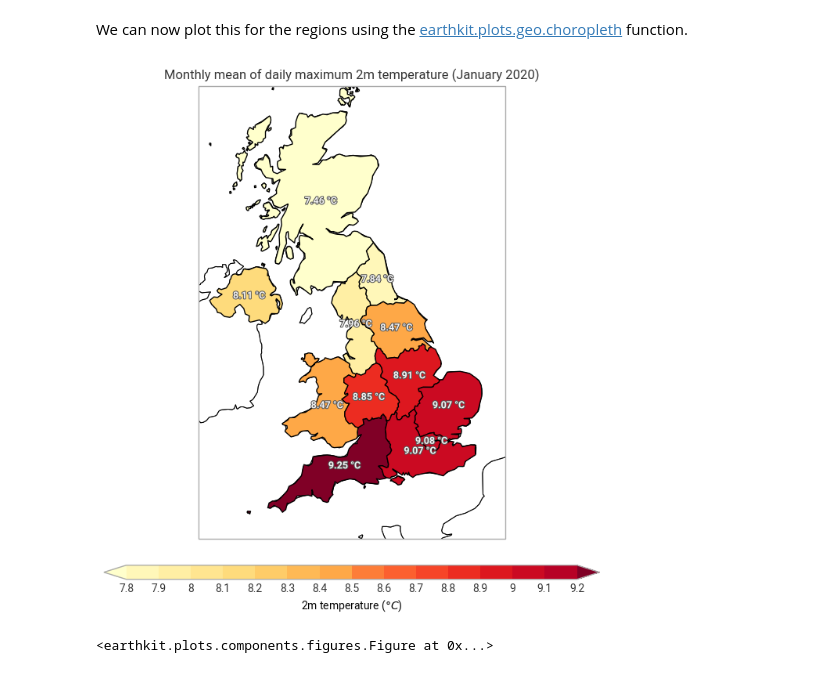
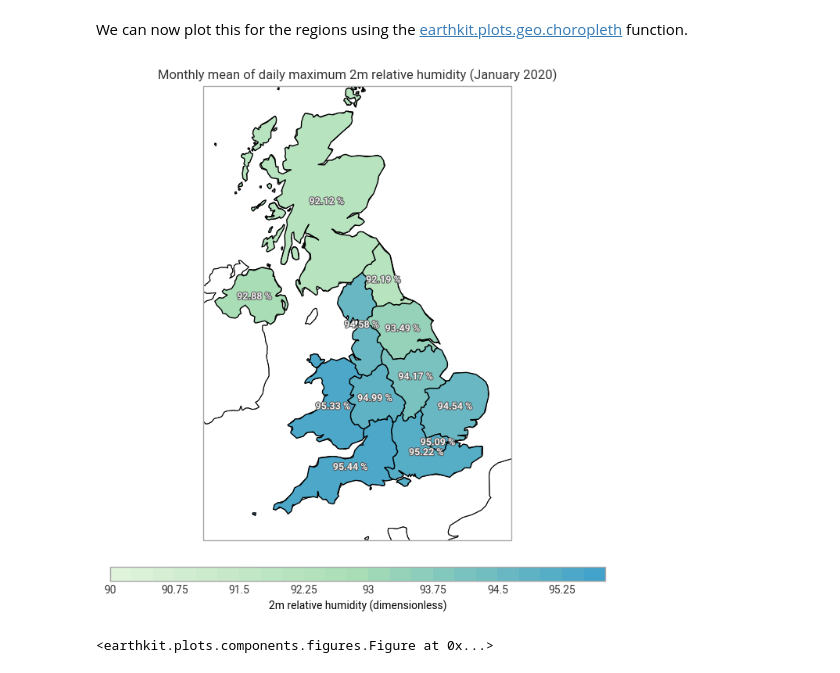
Before and after one commit to ecmwf/earthkit, a Jupyter notebook: docs/tutorials/meteo-geo-temporal-analysis-analysis.ipynb, the cells around one changed output. Drawn from its saved outputs; the diff is of its cells as text; code cells hidden in the pictures.

```diff
--- a/docs/tutorials/meteo-geo-temporal-analysis-analysis.ipynb
+++ b/docs/tutorials/meteo-geo-temporal-analysis-analysis.ipynb
@@ -259,22 +259,28 @@ Attributes:
 We can now plot this for the regions using the [earthkit.plots.geo.choropleth](https://earthkit-plots.readthedocs.io/en/latest/examples/examples/misc/choropleth.html) function.
 # %%
 # Add the reduced data back to the original GeoDataFrame for plotting
-nuts_l1_uk = nuts_l1_uk.assign(t2m=era5_ds_mm_dm_region_aggregated['2t'])
-t_style = ekp.styles.Style(
-    cmap="YlOrRd", levels=[7.8+(i/10) for i in range(15)], extend="both",
-    units="celsius", edgecolor="black",
+nuts_l1_uk = nuts_l1_uk.assign(t2m=era5_ds_mm_dm_region_aggregated['2r'])
+h_style = ekp.styles.Style(
+    colors=[
+        "#e0f3db",
+        "#a8ddb5",
+        "#43a2ca",
+    ],
+    levels=[90+i/4. for i in range(24)],
+    units="percent",
+    edgecolor="black",
 )
 choropleth = ekp.geo.choropleth(
     nuts_l1_uk,
     z="t2m",
     domain="UK",
-    metadata={"units": "K", "long_name": "2m temperature"},
-    labels="{t2m:0.2f} °C",
-    style=t_style,
+    metadata={"units": "percent", "long_name": "2m relative humidity"},
+    labels="{t2m:0.2f} %",
+    style=h_style,
 )
 choropleth.coastlines(color="black")
-choropleth.title("Monthly mean of daily maximum 2m temperature (January 2020)")
+choropleth.title("Monthly mean of daily maximum 2m relative humidity (January 2020)")
 choropleth.show()
 # %% [output]
-[figure, old version]
+[figure, new version]
 <earthkit.plots.components.figures.Figure at 0x...>
```
Also changed, not shown: parts of 2 cells of this notebook.
